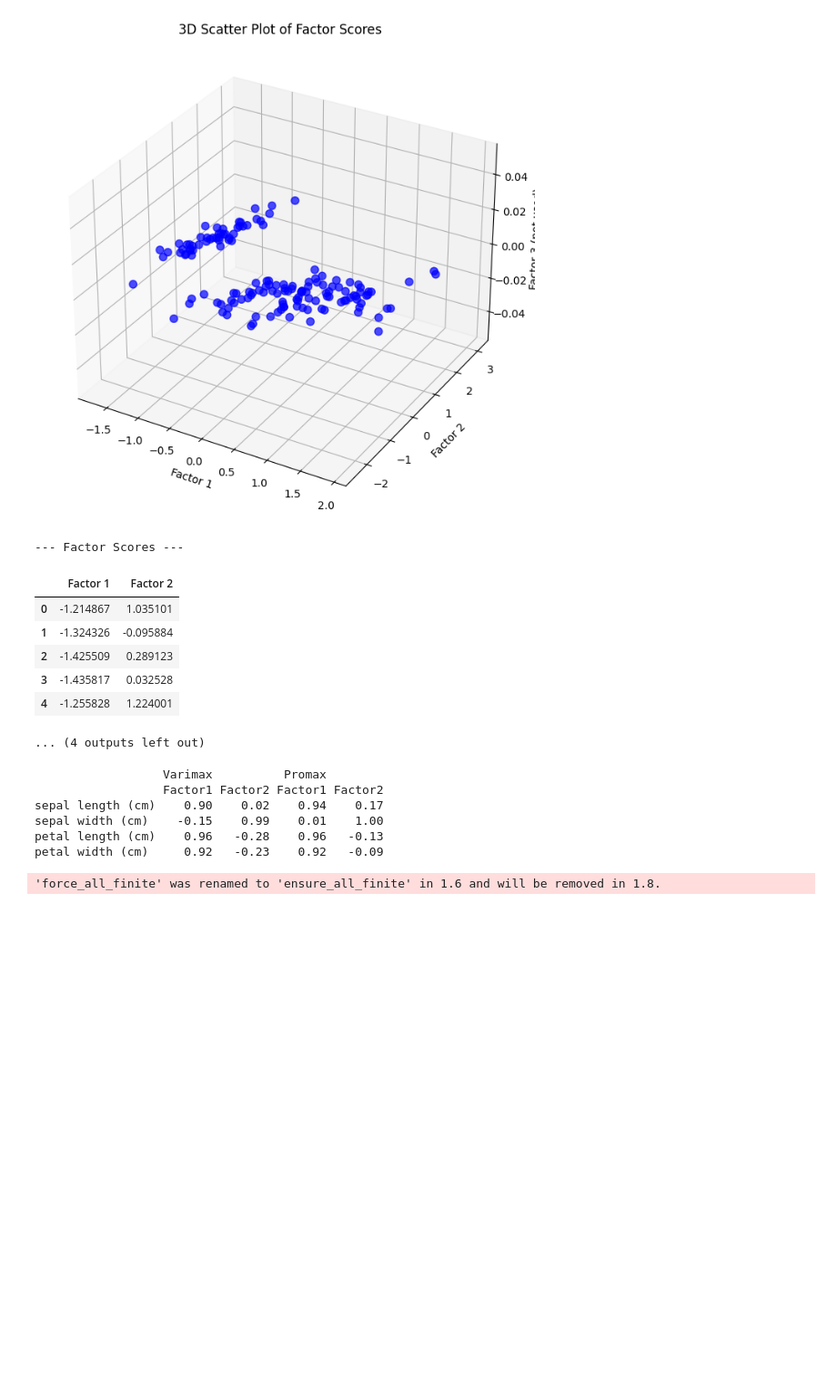
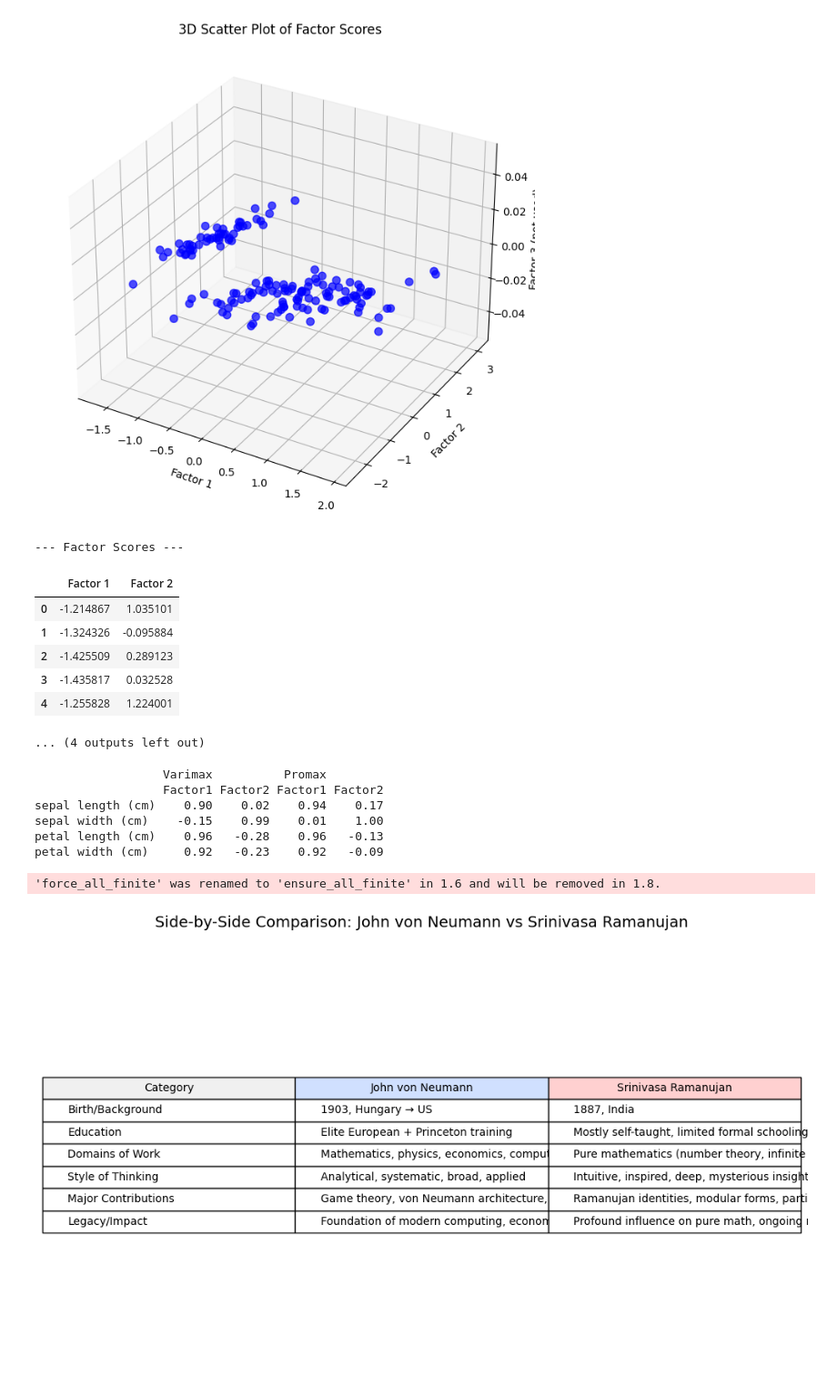
Before and after one commit to rgregs60/Python-Fall-2024-Notebooks, a Jupyter notebook: Development Code/Development Work 2025/AI Learning and Evolution.ipynb, the cells around one changed output. Shown at 91% size. Drawn from its saved outputs; the diff is of its cells as text; code cells hidden in the pictures; blank space fills up the shorter version.

```diff
--- a/Development Code/Development Work 2025/AI Learning and Evolution.ipynb
+++ b/Development Code/Development Work 2025/AI Learning and Evolution.ipynb
@@ -541,3 +541,55 @@ sepal width (cm)    -0.15    0.99    0.01    1.00
 petal length (cm)    0.96   -0.28    0.96   -0.13
 petal width (cm)     0.92   -0.23    0.92   -0.09
 'force_all_finite' was renamed to 'ensure_all_finite' in 1.6 and will be removed in 1.8.
+# %%
+import matplotlib.pyplot as plt
+
+# Data for comparison
+categories = [
+    "Birth/Background", "Education", "Domains of Work", "Style of Thinking",
+    "Major Contributions", "Legacy/Impact"
+]
+
+von_neumann = [
+    "1903, Hungary → US",
+    "Elite European + Princeton training",
+    "Mathematics, physics, economics, computer science",
+    "Analytical, systematic, broad, applied",
+    "Game theory, von Neumann architecture, quantum mechanics, nuclear strategy",
+    "Foundation of modern computing, economics, and applied sciences"
+]
+
+ramanujan = [
+    "1887, India",
+    "Mostly self-taught, limited formal schooling",
+    "Pure mathematics (number theory, infinite series, partitions)",
+    "Intuitive, inspired, deep, mysterious insight",
+    "Ramanujan identities, modular forms, partitions, tau-function",
+    "Profound influence on pure math, ongoing relevance in physics/cryptography"
+]
+
+# Plotting
+fig, ax = plt.subplots(figsize=(10, 6))
+
+# Make a table
+table_data = list(zip(categories, von_neumann, ramanujan))
+table = plt.table(
+    cellText=table_data,
+    colLabels=["Category", "John von Neumann", "Srinivasa Ramanujan"],
+    loc="center",
+    cellLoc="left",
+    colColours=["#f0f0f0", "#d0e0ff", "#ffd0d0"]
+)
+
+# Styling
+table.auto_set_font_size(False)
+table.set_fontsize(10)
+table.scale(1, 1.5)
+
+ax.axis("off")
+plt.title("Side-by-Side Comparison: John von Neumann vs Srinivasa Ramanujan", fontsize=14, pad=20)
+plt.tight_layout()
+
+plt.show()
+# %% [output]
+[figure, added]
```
Also changed, not shown: parts of 4 cells of this notebook, 3 other files.
